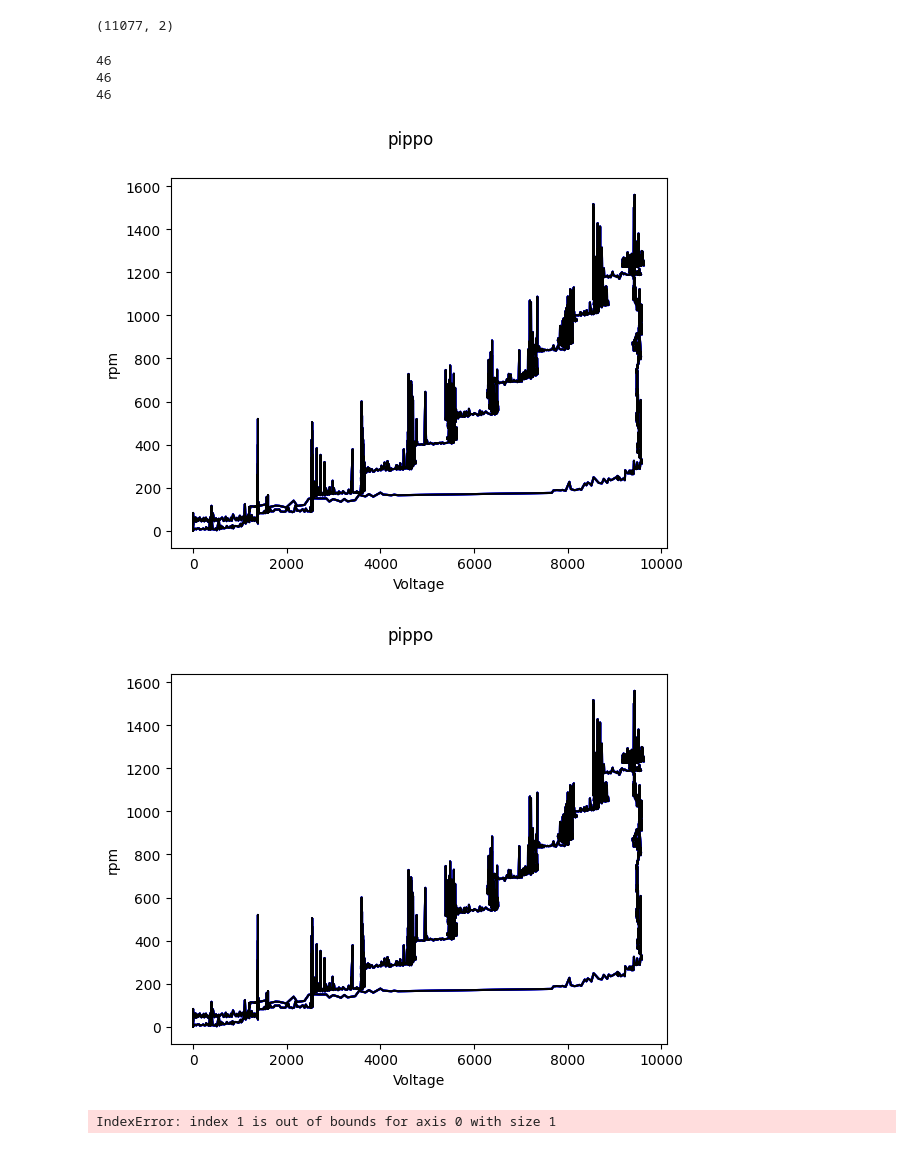
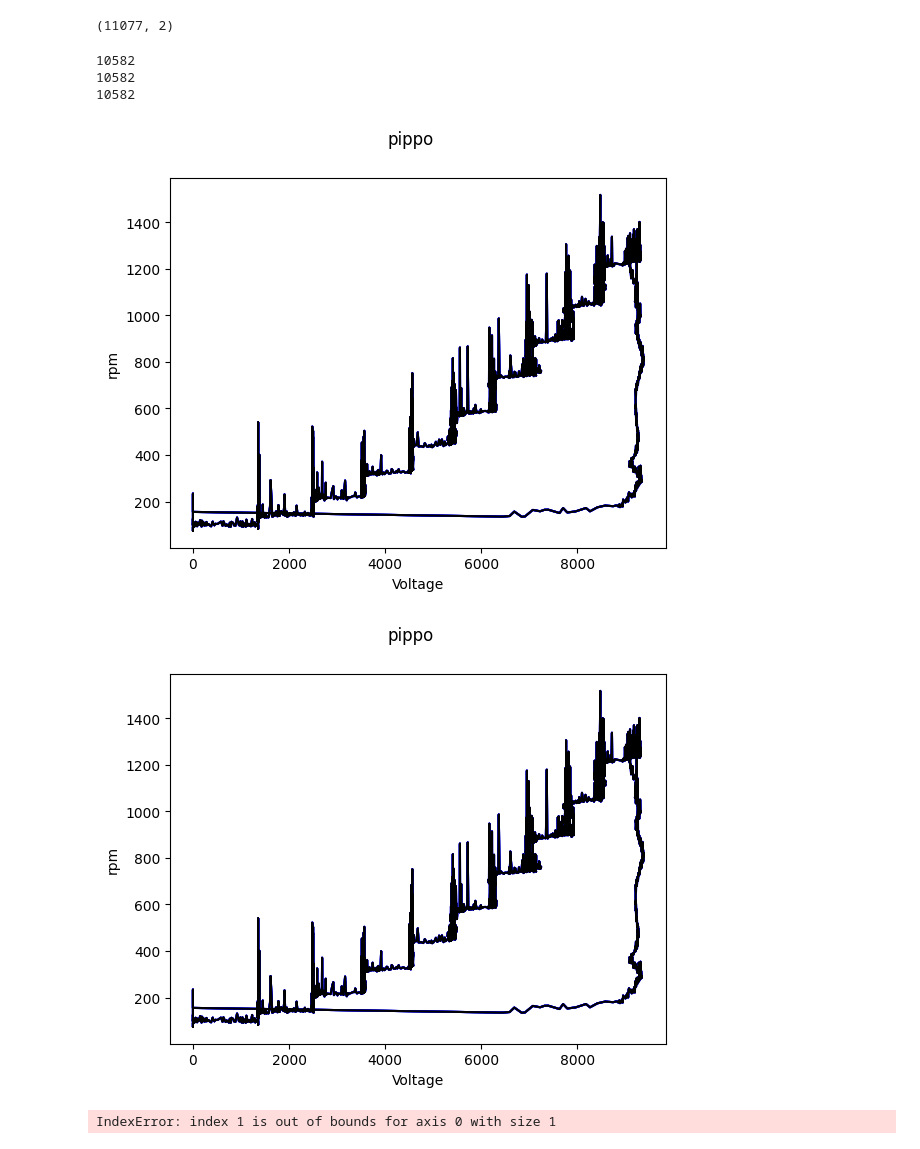
Before and after one commit to Simone-Scalella/Manutenzione_preventiva, a Jupyter notebook: analisi_full_dis.ipynb, the cells around one changed output. Drawn from its saved outputs; the diff is of its cells as text; code cells hidden in the pictures.

```diff
--- a/analisi_full_dis.ipynb
+++ b/analisi_full_dis.ipynb
@@ -145,19 +145,23 @@ fd_manu = skfda.FDataGrid(
 )
 # %%
 for ni,rpm,volt,indice in zip(allNI,allRPM,all_Volts,range(len(allNI))):
-    dim = max([len(ni.index),len(rpm.index),len(volt.index)])
+    dim = min([len(ni.index),len(rpm.index),len(volt.index)])
 
-    allNI[indice] = data_augmentation(ni,dim)
+    '''allNI[indice] = data_augmentation(ni,dim)
     allRPM[indice] = data_augmentation(rpm,dim)
-    all_Volts[indice] = data_augmentation(volt,dim)
+    all_Volts[indice] = data_augmentation(volt,dim)'''
+
+    allNI[indice] = ni.sample(dim).sort_values(by=['time'])
+    allRPM[indice] = rpm.sample(dim).sort_values(by=['time'])
+    all_Volts[indice] = volt.sample(dim).sort_values(by=['time'])
 # %%
-print(len(allNI))
-print(len(all_Volts))
-print(len(allRPM))
+print(len(allNI[0]))
+print(len(all_Volts[0]))
+print(len(allRPM[0]))
 # %% [output]
-46
-46
-46
+10582
+10582
+10582
 # %%
 # Andiamo a definire un datagrid per ogni dataframe con NUOVE SPECIFICHE
 
@@ -177,12 +181,12 @@ for ni,rpm in zip(allNI,allRPM):
     interpolation=SplineInterpolation(interpolation_order=1)
         ))
 # %%
-fdBoxplot = Boxplot(all_data_grid[0])
+fdBoxplot = Boxplot(all_data_grid[2])
 fdBoxplot.show_full_outliers = True
 fdBoxplot.plot()
 # %% [output]
-[figure, old version]
+[figure, new version]
-[figure, old version]
+[figure, new version]
 # %%
 #Fitting for National Instrument
 pol_maxGrade = 4 # afte the grade 5 it become glitchy
```
Also changed, not shown: parts of 2 cells of this notebook.
